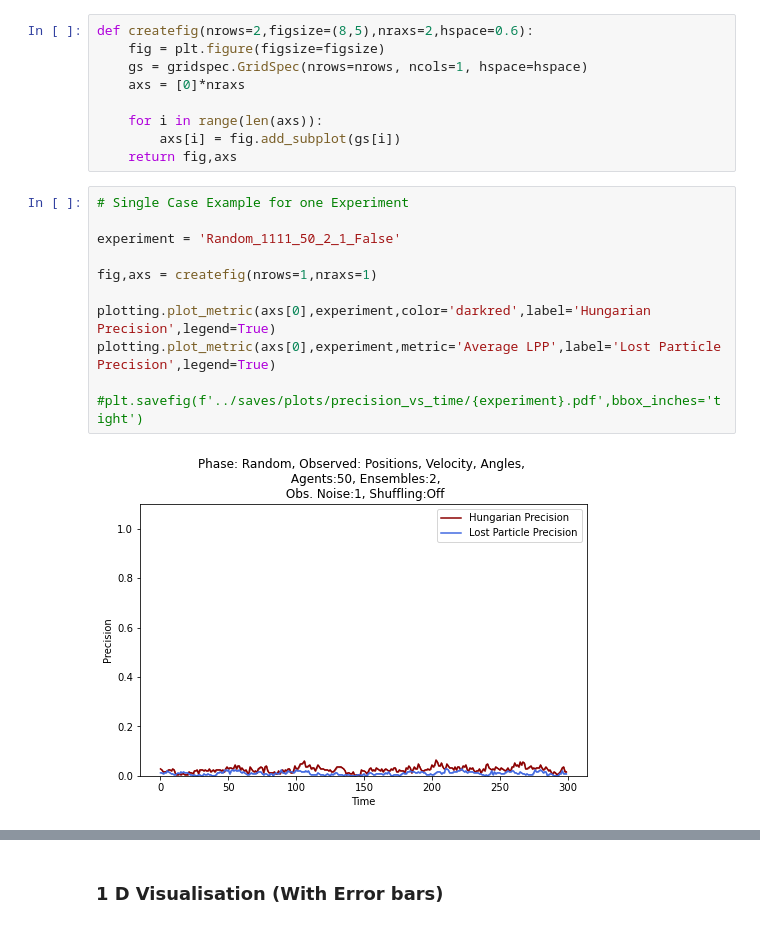
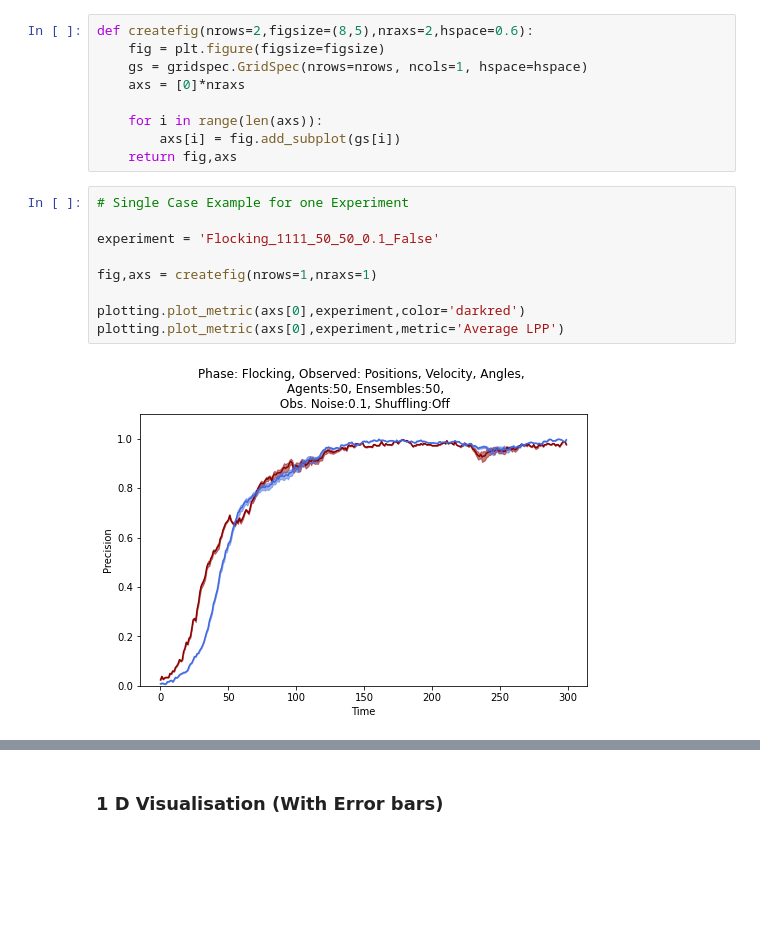
Before and after one commit to simonblaue/vicsek-data-assimilation, a Jupyter notebook: src/Static_Plots.ipynb, the cells around one changed output, grey strips where cells are left out. Cells and saved outputs as stored; diff of their text form; blank space fills up the shorter version.

```diff
--- a/src/Static_Plots.ipynb
+++ b/src/Static_Plots.ipynb
@@ -16,14 +16,12 @@ def createfig(nrows=2,figsize=(8,5),nraxs=2,hspace=0.6):
 # %%
 # Single Case Example for one Experiment
 
-experiment = 'Random_1111_50_2_1_False'
+experiment = 'Flocking_1111_50_50_0.1_False'
 
 fig,axs = createfig(nrows=1,nraxs=1)
 
-plotting.plot_metric(axs[0],experiment,color='darkred',label='Hungarian Precision',legend=True)
-plotting.plot_metric(axs[0],experiment,metric='Average LPP',label='Lost Particle Precision',legend=True)
-
-#plt.savefig(f'../saves/plots/precision_vs_time/{experiment}.pdf',bbox_inches='tight')
+plotting.plot_metric(axs[0],experiment,color='darkred')
+plotting.plot_metric(axs[0],experiment,metric='Average LPP')
 # %% [output]
-[figure, old version]
+[figure, new version]
 # %%
```
Also changed, not shown: parts of 10 cells of this notebook, 3 other files.
